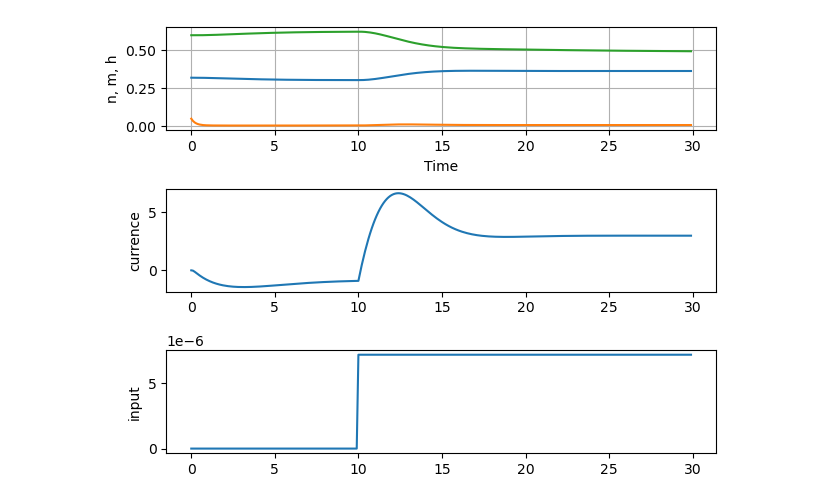
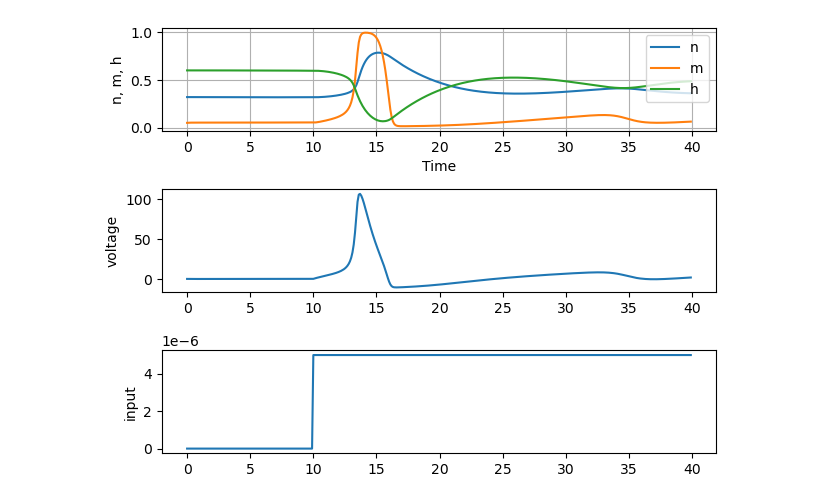
Before and after one commit to anbebe/NeurodynamicsHA, a Jupyter notebook: HodgkinHuxley.ipynb, the cells around one changed output. Cells and saved outputs as stored; diff of their text form; code cells hidden in the pictures.

```diff
--- a/HodgkinHuxley.ipynb
+++ b/HodgkinHuxley.ipynb
@@ -18,39 +18,31 @@ def sim_hh(input_current, sim_time):
 
 
     eqs = """
-    alpha_n = 0.01 * (10*mV - V) / (exp( (10*mV - V)/(10*mV)) - 1)/mV/ms :Hz
-    alpha_m = 0.01 * (25*mV - V) / (exp( (25*mV - V)/(10*mV)) - 1)/mV/ms :Hz
-    alpha_h = 0.07 * exp(-V/(20*mV))/ms     :Hz
+    alpha_n = 0.01 * (10*mV - v) / (exp( (10*mV - v)/(10*mV)) - 1)/mV/ms    :Hz
+    alpha_m = 0.1 * (25*mV - v) / (exp( (25*mV - v)/(10*mV)) - 1)/mV/ms    :Hz
+    alpha_h = 0.07 * exp(-v/(20*mV))/ms                                     :Hz
 
-    beta_n = 0.125 * exp(-V/(80*mV))/ms : Hz
-    beta_m = 4.0 * exp(-V/(18*mV))/ms : Hz
-    beta_h =  1 / (exp ((30*mV-V)/(10*mV)) + 1) /ms         :Hz
+    beta_n = 0.125 * exp(-v/(80*mV))/ms                                     : Hz
+    beta_m = 4.0 * exp(-v/(18*mV))/ms                                       : Hz
+    beta_h =  1 / (exp ((30*mV-v)/(10*mV)) + 1) /ms                         : Hz
 
-    tau_n =  1 / (alpha_n + beta_n) : 1/Hz
-    tau_m =  1 / (alpha_m + beta_m) : 1/Hz
-    tau_h =  1 / (alpha_h + beta_h) : 1/Hz
-
-    n_inf = alpha_n/ (alpha_n + beta_n) : 1
-    m_inf = alpha_m/ (alpha_m + beta_m) : 1
-    h_inf = alpha_h/ (alpha_h + beta_h) : 1
-
-    I_e = input_current(t)                                              :amp
-    I_m = I_e - g_Na*m**3*h*(E_Na-V) + g_L*(E_L-V) + g_K*n**4*(E_K-V)   :amp
-    dV/dt = I_m/C                                                       :volt
-    dn/dt = -1/tau_n * (n-n_inf) : 1
-    dm/dt = -1/tau_m * (m-m_inf) : 1
-    dh/dt = -1/tau_h * (h-h_inf) : 1
+    I_e = input_current(t)                                                  :amp
+    I_m = I_e + g_Na*m**3*h*(E_Na-v) + g_L*(E_L-v) + g_K*n**4*(E_K-v)       :amp
+    dv/dt = I_m/C                                                           :volt
+    dn/dt = alpha_n * (1-n) - beta_n*n                                      : 1
+    dm/dt = alpha_m * (1-m) - beta_m*m                                      : 1
+    dh/dt = alpha_h * (1-h) - beta_h*h                                      : 1
     """
 
     hh_neuron = NeuronGroup(1, eqs, method="exponential_euler")
 
     # initial values
-    hh_neuron.V = 0
+    hh_neuron.v = 0
     hh_neuron.m = 0.05
     hh_neuron.h = 0.60
     hh_neuron.n = 0.32
 
-    state_monitor = StateMonitor(hh_neuron, ["V", "I_e","m","n","h"], record=True)
+    state_monitor = StateMonitor(hh_neuron, ["v", "I_e","m","n","h"], record=True)
 
     hh_net = Network(hh_neuron)
     hh_net.add(state_monitor)
@@ -105,26 +53,27 @@ def sim_hh(input_current, sim_time):
 # build a step current function
 t_start = 10
 t_end = 40
-pulse_amp = 7.2 * uA # amplitude
+pulse_amp = 5 * uA # amplitude normal 7.2
 timing_array = np.zeros((t_end+2,)) * amp
 timing_array[t_start:t_end+1] = pulse_amp
 step_current = TimedArray(timing_array, dt=1.*ms)
 # %%
-states = sim_hh(step_current, 30*ms)
+states = sim_hh(step_current, 40*ms)
 # %%
 fig, axs = plt.subplots(3, 1)
-axs[0].plot(states.t / ms, states.n[0], states.t / ms, states.m[0], states.t / ms, states.h[0])
+axs[0].plot(states.t / ms, np.c_[states.n[0], states.m[0], states.h[0]], label=['n', 'm', 'h'])
 axs[0].set_xlabel('Time')
 axs[0].set_ylabel('n, m, h')
 axs[0].grid(True)
+axs[0].legend()
 
 axs[1].plot(states.t / ms, states.v[0]/ mV)
-axs[1].set_ylabel('currence')
+axs[1].set_ylabel('voltage')
 
 axs[2].plot(states.t / ms, states.I_e[0]/ amp)
 axs[2].set_ylabel('input')
 
 fig.tight_layout()
 plt.show()
 # %% [output]
-[figure, old version]
+[figure, new version]
```
Also changed, not shown: parts of 5 cells of this notebook.
